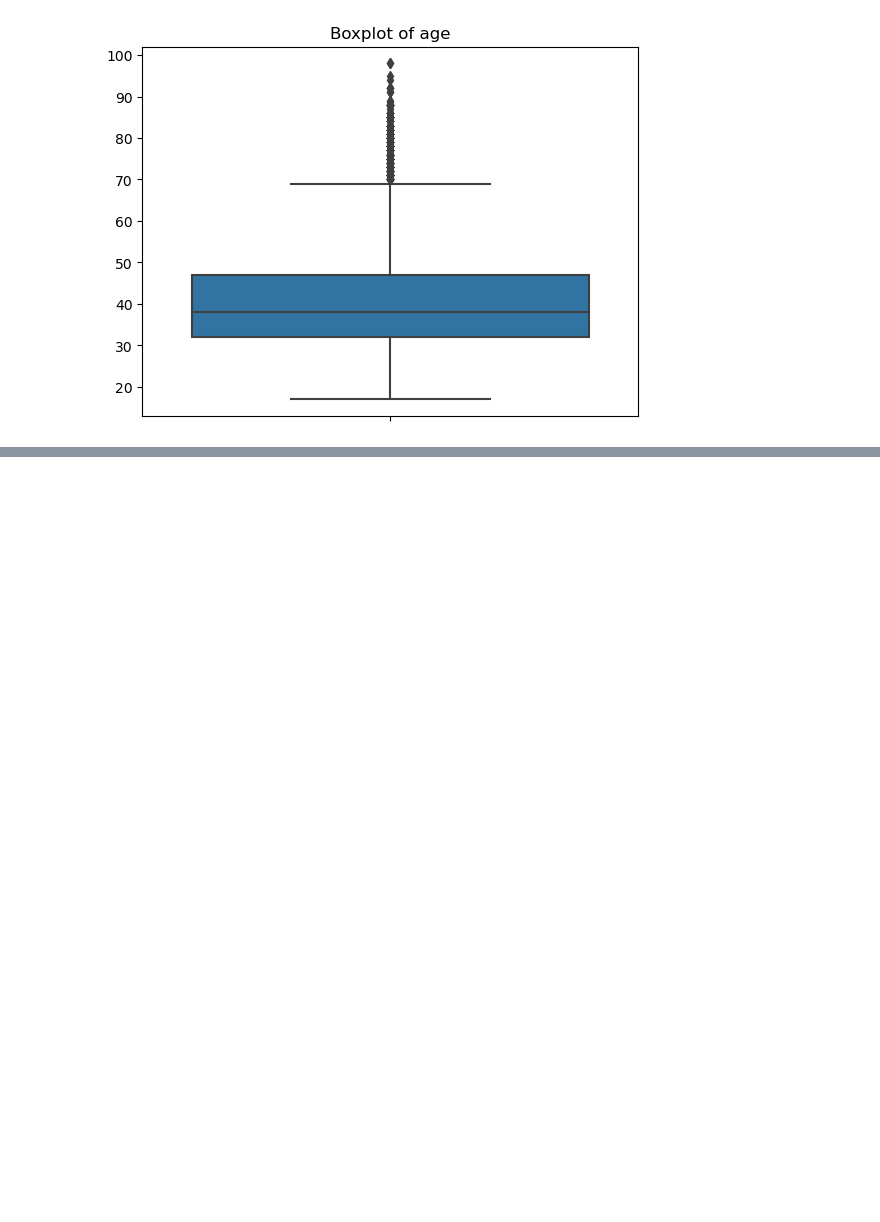
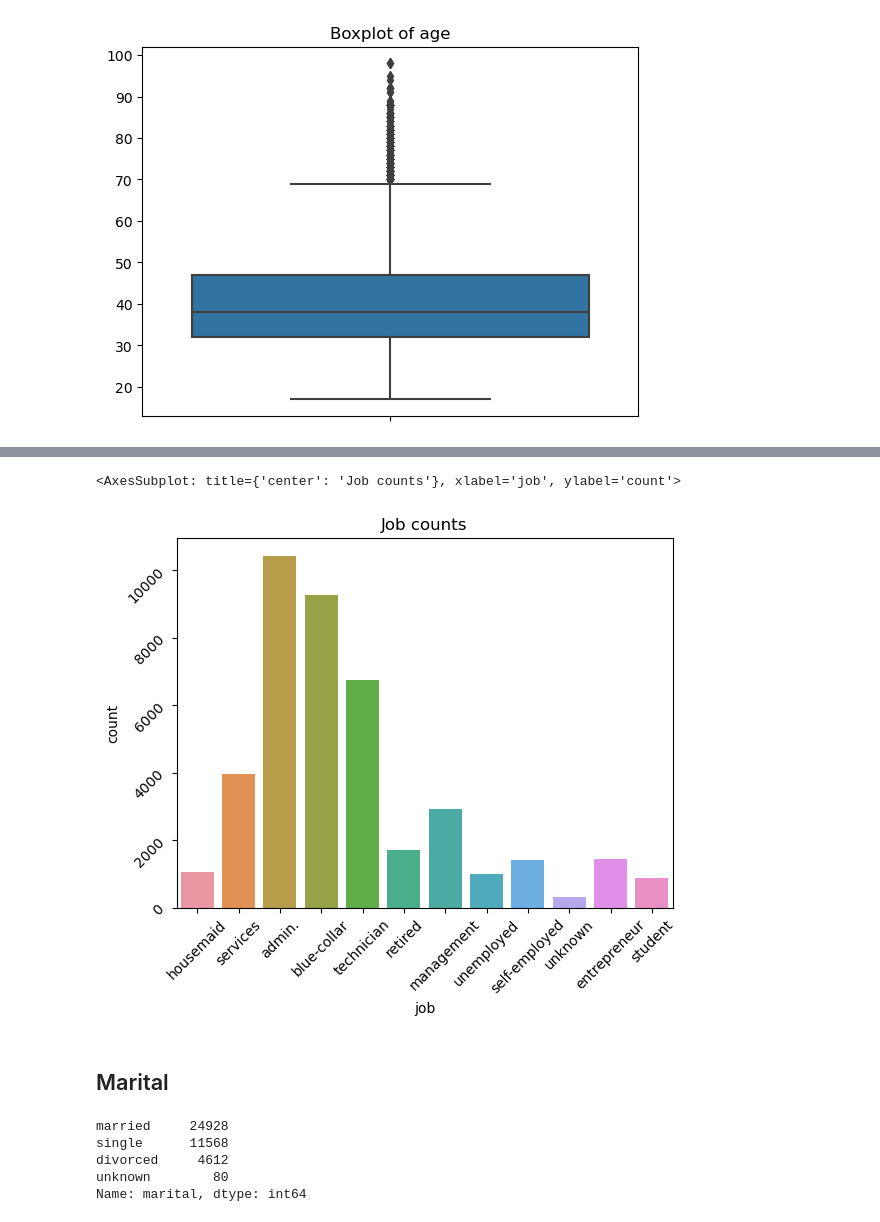
Before and after one commit to mikolajed/Data-Science-PW---Kaggle-Project, a Jupyter notebook: src/EDA.ipynb, the cells around one changed output, grey strips where cells are left out. Drawn from its saved outputs; the diff is of its cells as text; code cells hidden in the pictures; blank space fills up the shorter version.

```diff
--- a/src/EDA.ipynb
+++ b/src/EDA.ipynb
@@ -66,0 +78,18 @@ plt.show()
+# %%
+g = sns.countplot(x=df["job"])
+g.axes.tick_params(labelrotation=45)
+g.set_title("Job counts")
+g
+# %% [output]
+<AxesSubplot: title={'center': 'Job counts'}, xlabel='job', ylabel='count'>
+[figure, added]
+# %% [markdown]
+## Marital
+# %%
+df["marital"].value_counts(0)
+# %% [output]
+married     24928
+single      11568
+divorced     4612
+unknown        80
+Name: marital, dtype: int64
```
Also changed, not shown: parts of 9 cells of this notebook, 1 other file.
